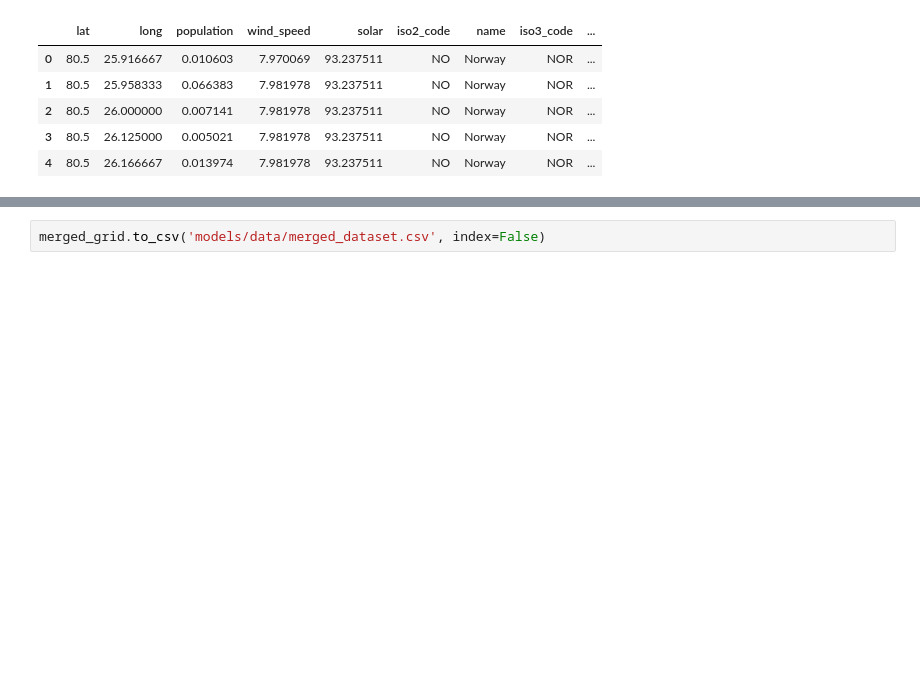
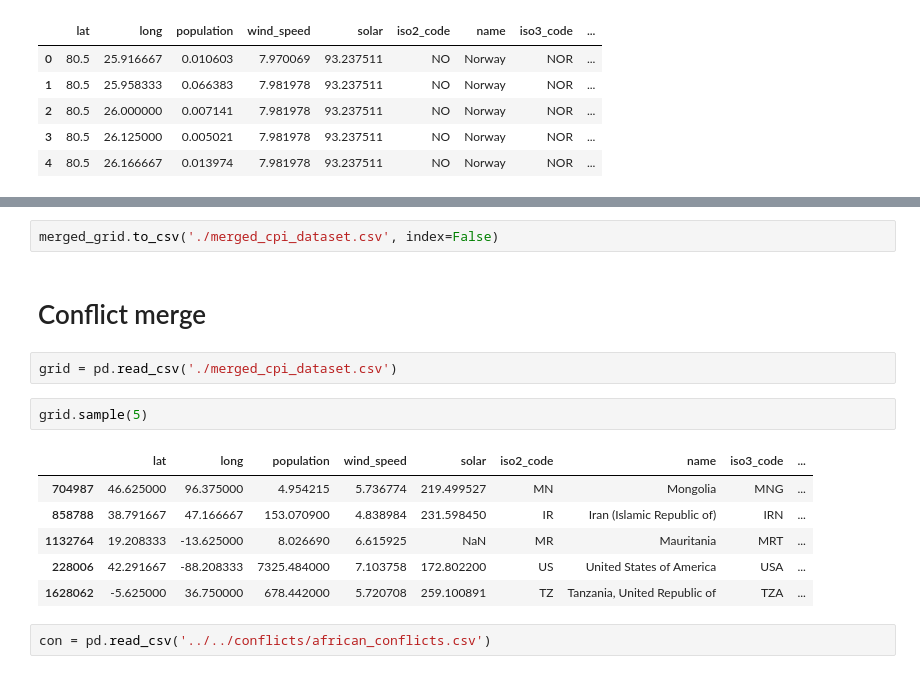
Before and after one commit to ITWSDataScience/Group3_Fall2022, a Jupyter notebook: models/data/merge.ipynb, the cells around one changed output, grey strips where cells are left out. Drawn from its saved outputs; the diff is of its cells as text; blank space fills up the shorter version.

Commit message:
merged conflict data and filtered on africa

```diff
--- a/models/data/merge.ipynb
+++ b/models/data/merge.ipynb
@@ -357,2 +398,17 @@ merged_grid.sample(5)
 # %%
-merged_grid.to_csv('models/data/merged_dataset.csv', index=False)
+merged_grid.to_csv('./merged_cpi_dataset.csv', index=False)
+# %% [markdown]
+# Conflict merge
+# %%
+grid = pd.read_csv('./merged_cpi_dataset.csv')
+# %%
+grid.sample(5)
+# %% [output]
+|  | lat | long | population | wind_speed | solar | iso2_code | name | iso3_code | ... |
+| 704987 | 46.625000 | 96.375000 | 4.954215 | 5.736774 | 219.499527 | MN | Mongolia | MNG | ... |
+| 858788 | 38.791667 | 47.166667 | 153.070900 | 4.838984 | 231.598450 | IR | Iran (Islamic Republic of) | IRN | ... |
+| 1132764 | 19.208333 | -13.625000 | 8.026690 | 6.615925 | NaN | MR | Mauritania | MRT | ... |
+| 228006 | 42.291667 | -88.208333 | 7325.484000 | 7.103758 | 172.802200 | US | United States of America | USA | ... |
+| 1628062 | -5.625000 | 36.750000 | 678.442000 | 5.720708 | 259.100891 | TZ | Tanzania, United Republic of | TZA | ... |
+# %%
+con = pd.read_csv('../../conflicts/african_conflicts.csv')
```
Also changed, not shown: parts of 20 cells of this notebook, 3 other files.
